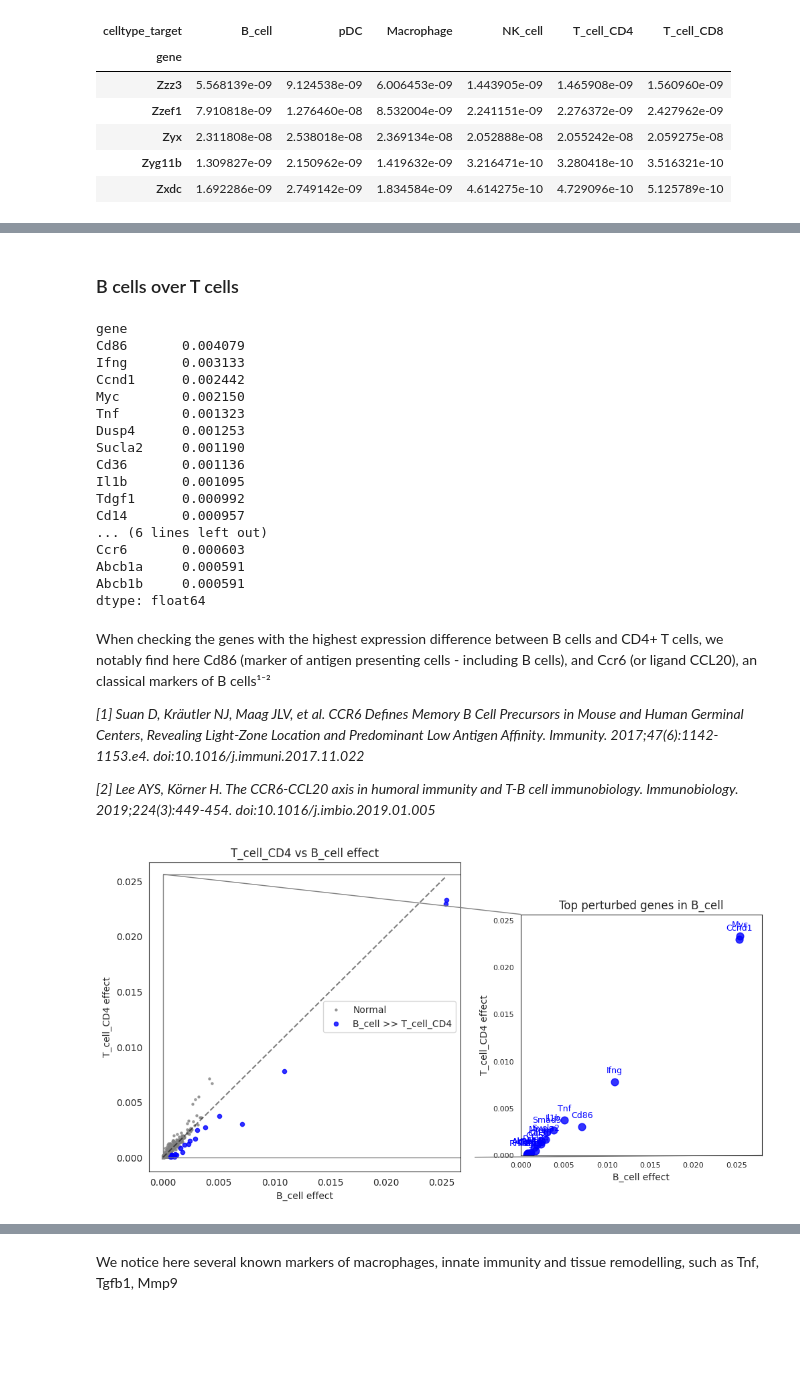
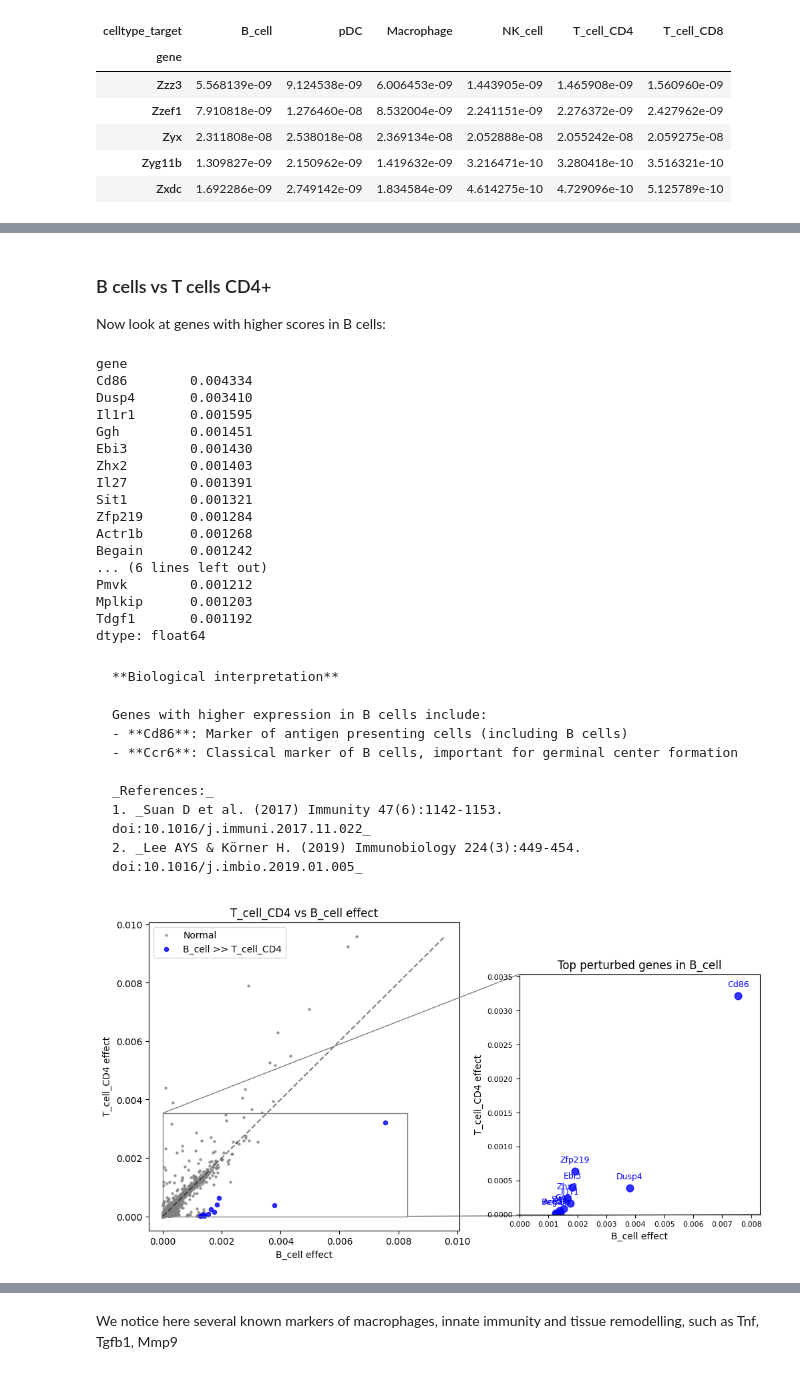
Before and after one commit to cantinilab/ReCoN, a Jupyter notebook: docs/source/recon_examples/1.recon_molecular_treatment.ipynb, the cells around one changed output, grey strips where cells are left out. Cells and saved outputs as stored; diff of their text form; code cells hidden in the pictures; blank space fills up the shorter version.

````diff
--- a/docs/source/recon_examples/1.recon_molecular_treatment.ipynb
+++ b/docs/source/recon_examples/1.recon_molecular_treatment.ipynb
@@ -24,6 +16,4 @@ import pandas as pd  # data manipulation
 import liana as li  # cell communication
 import recon  # multilayer and perturbation prediction
 import recon.data
-# %%
-human_receptor_grn = recon.data.load_receptor_genes("human_receptor_gene_from_NichenetPKN")
 # %% [markdown]
@@ -33,5 +36,5 @@ The data for this tutorial can be downloaded together at _____.
 # %%
-rna = sc.read_h5ad("ReCoN/data/perturbation_tuto/rna.h5ad")
+rna = sc.read_h5ad("./data/perturbation_tuto/rna.h5ad")
 # %% [markdown]
 Let's check what cell types are present in this dataset
 # %%
@@ -60,5 +65,5 @@ If you wish to generate it directly, please follow the turorial [________]______
 # %%
-grn_path = "ReCoN/data/perturbation_tuto/grn.csv"
+grn_path = "./data/perturbation_tuto/grn.csv"
 grn = pd.read_csv(grn_path, index_col=0)
 grn = grn.sort_values(by="weight", ascending=False)[:500_000]
 grn["source"] = grn["source"].str.capitalize()
@@ -310,33 +341,41 @@ recon.plot.plot_celltype_comparison(total_effect, "T_cell_CD4", "B_cell", quanti
 # %% [markdown]
-### B cells over T cells
+### B cells vs T cells CD4+
+
+Now look at genes with higher scores in B cells:
 # %%
 (total_effect["B_cell"] - total_effect["T_cell_CD4"]).sort_values(ascending=False)[:20]
 # %% [output]
 gene
-Cd86       0.004079
-Ifng       0.003133
-Ccnd1      0.002442
-Myc        0.002150
-Tnf        0.001323
-Dusp4      0.001253
-Sucla2     0.001190
-Cd36       0.001136
-Il1b       0.001095
-Tdgf1      0.000992
-Cd14       0.000957
+Cd86        0.004334
+Dusp4       0.003410
+Il1r1       0.001595
+Ggh         0.001451
+Ebi3        0.001430
+Zhx2        0.001403
+Il27        0.001391
+Sit1        0.001321
+Zfp219      0.001284
+Actr1b      0.001268
+Begain      0.001242
 ... (6 lines left out)
-Ccr6       0.000603
-Abcb1a     0.000591
-Abcb1b     0.000591
+Pmvk        0.001212
+Mplkip      0.001203
+Tdgf1       0.001192
 dtype: float64
 # %% [markdown]
-When checking the genes with the highest expression difference between B cells and CD4+ T cells, we notably find here Cd86 (marker of antigen presenting cells - including B cells), and Ccr6 (or ligand CCL20), an classical markers of B cells¹⁻²
+```{note}
+**Biological interpretation**
 
-_[1] Suan D, Kräutler NJ, Maag JLV, et al. CCR6 Defines Memory B Cell Precursors in Mouse and Human Germinal Centers, Revealing Light-Zone Location and Predominant Low Antigen Affinity. Immunity. 2017;47(6):1142-1153.e4. doi:10.1016/j.immuni.2017.11.022 </br>_
+Genes with higher expression in B cells include:
+- **Cd86**: Marker of antigen presenting cells (including B cells)
+- **Ccr6**: Classical marker of B cells, important for germinal center formation
 
-_[2]  Lee AYS, Körner H. The CCR6-CCL20 axis in humoral immunity and T-B cell immunobiology. Immunobiology. 2019;224(3):449-454. doi:10.1016/j.imbio.2019.01.005_
+_References:_
+1. _Suan D et al. (2017) Immunity 47(6):1142-1153. doi:10.1016/j.immuni.2017.11.022_
+2. _Lee AYS & Körner H. (2019) Immunobiology 224(3):449-454. doi:10.1016/j.imbio.2019.01.005_
+```
 # %%
-recon.plot.plot_celltype_comparison(total_effect, "B_cell", "T_cell_CD4", quantile=0.998)
+recon.plot.plot_celltype_comparison(total_effect, "B_cell", "T_cell_CD4", quantile=0.999)
 # %% [output]
-[figure, old version]
+[figure, new version]
 # %% [markdown]
````
Also changed, not shown: parts of 45 cells of this notebook, 5 other files.
